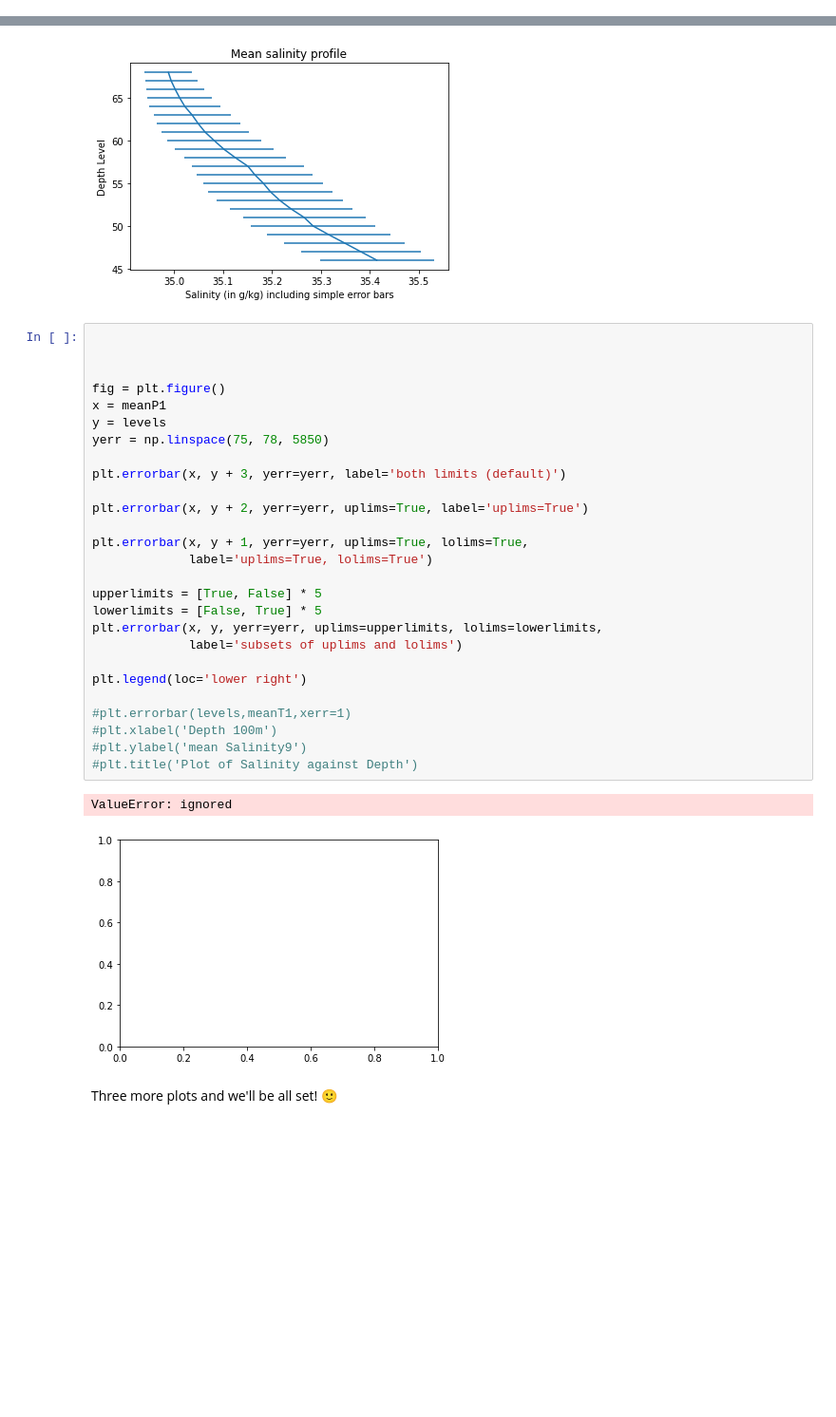
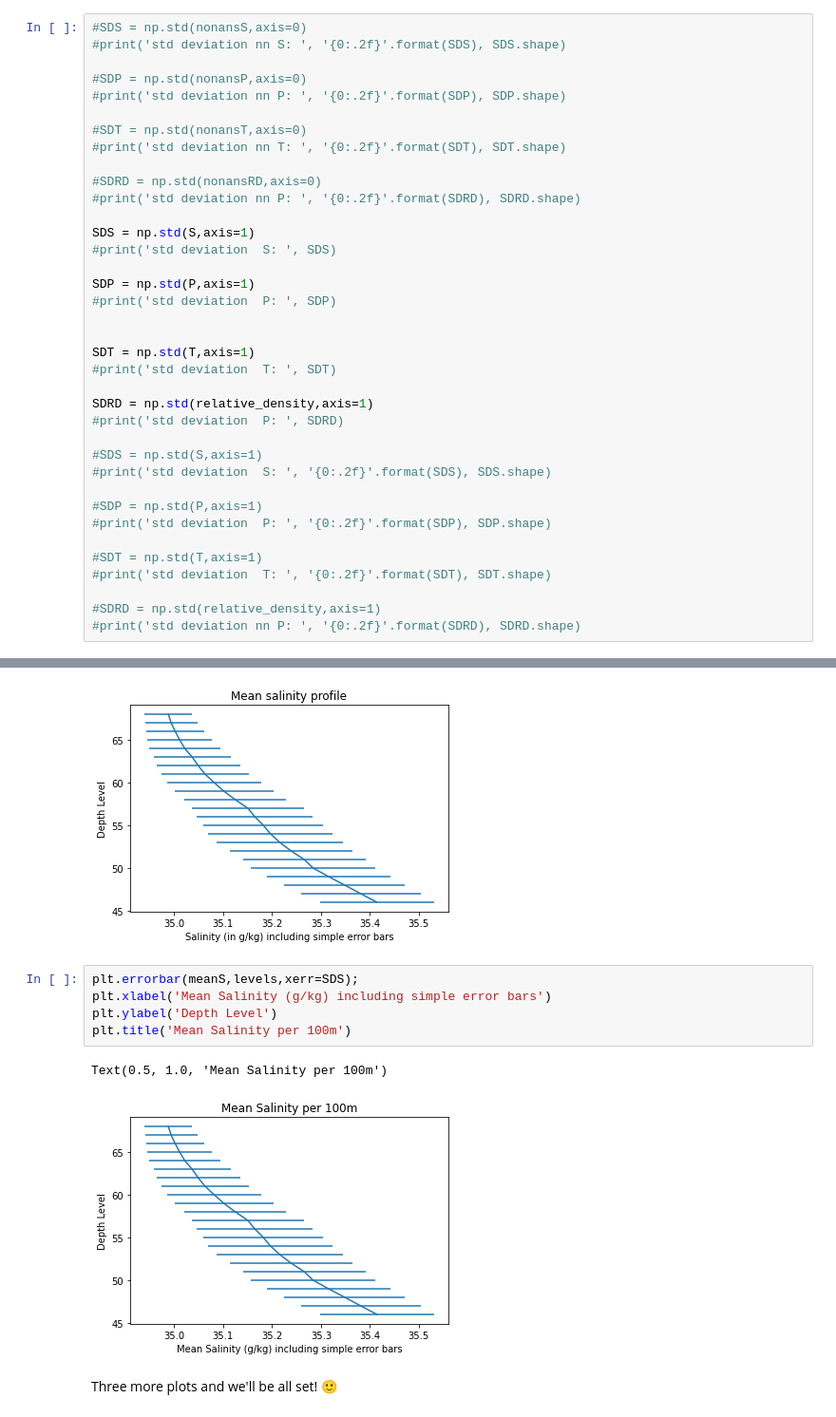
Before and after one commit to JaneSwissAust/2022_Intro_Python, a Jupyter notebook: Exercises/W2_S1.ipynb, the cells around one changed output, grey strips where cells are left out. Shown at 95% size. Cells and saved outputs as stored; diff of their text form; blank space fills up the shorter version.

```diff
--- a/Exercises/W2_S1.ipynb
+++ b/Exercises/W2_S1.ipynb
@@ -571,2 +395,39 @@ standard deviation of CT ax1 :  nan
+# %%
+#SDS = np.std(nonansS,axis=0)
+#print('std deviation nn S: ', '{0:.2f}'.format(SDS), SDS.shape)
+
+#SDP = np.std(nonansP,axis=0)
+#print('std deviation nn P: ', '{0:.2f}'.format(SDP), SDP.shape)
+
+#SDT = np.std(nonansT,axis=0)
+#print('std deviation nn T: ', '{0:.2f}'.format(SDT), SDT.shape)
+
+#SDRD = np.std(nonansRD,axis=0)
+#print('std deviation nn P: ', '{0:.2f}'.format(SDRD), SDRD.shape)
+
+SDS = np.std(S,axis=1)
+#print('std deviation  S: ', SDS)
+
+SDP = np.std(P,axis=1)
+#print('std deviation  P: ', SDP)
+
+
+SDT = np.std(T,axis=1)
+#print('std deviation  T: ', SDT)
+
+SDRD = np.std(relative_density,axis=1)
+#print('std deviation  P: ', SDRD)
+
+#SDS = np.std(S,axis=1)
+#print('std deviation  S: ', '{0:.2f}'.format(SDS), SDS.shape)
+
+#SDP = np.std(P,axis=1)
+#print('std deviation  P: ', '{0:.2f}'.format(SDP), SDP.shape)
+
+#SDT = np.std(T,axis=1)
+#print('std deviation  T: ', '{0:.2f}'.format(SDT), SDT.shape)
+
+#SDRD = np.std(relative_density,axis=1)
+#print('std deviation nn P: ', '{0:.2f}'.format(SDRD), SDRD.shape)
 # %% [markdown]
 Check that they have the same shape as your vertical level `lev` coordinate:
@@ -580,35 +449,13 @@ Hint: If you are feeling adventurous, you can directly use the [`plt.errorbar`](
 Hint 2: You should get plots similar to the one below
 # %% [markdown]
 ![Salinity_mean.png](embedded-picture-1)
-# %%
-
-
-
-fig = plt.figure()
-x = meanP1
-y = levels
-yerr = np.linspace(75, 78, 5850)
-
-plt.errorbar(x, y + 3, yerr=yerr, label='both limits (default)')
-
-plt.errorbar(x, y + 2, yerr=yerr, uplims=True, label='uplims=True')
-
-plt.errorbar(x, y + 1, yerr=yerr, uplims=True, lolims=True,
-             label='uplims=True, lolims=True')
-
-upperlimits = [True, False] * 5
-lowerlimits = [False, True] * 5
-plt.errorbar(x, y, yerr=yerr, uplims=upperlimits, lolims=lowerlimits,
-             label='subsets of uplims and lolims')
-
-plt.legend(loc='lower right')
-
-#plt.errorbar(levels,meanT1,xerr=1)
-#plt.xlabel('Depth 100m')
-#plt.ylabel('mean Salinity9')
-#plt.title('Plot of Salinity against Depth')
-# %% [output]
-ValueError: ignored
-[figure, removed]
+# %%
+plt.errorbar(meanS,levels,xerr=SDS);
+plt.xlabel('Mean Salinity (g/kg) including simple error bars')
+plt.ylabel('Depth Level')
+plt.title('Mean Salinity per 100m')
+# %% [output]
+Text(0.5, 1.0, 'Mean Salinity per 100m')
+[figure, added]
 # %% [markdown]
 Three more plots and we'll be all set! 🙂
```
Also changed, not shown: parts of 43 cells of this notebook.
